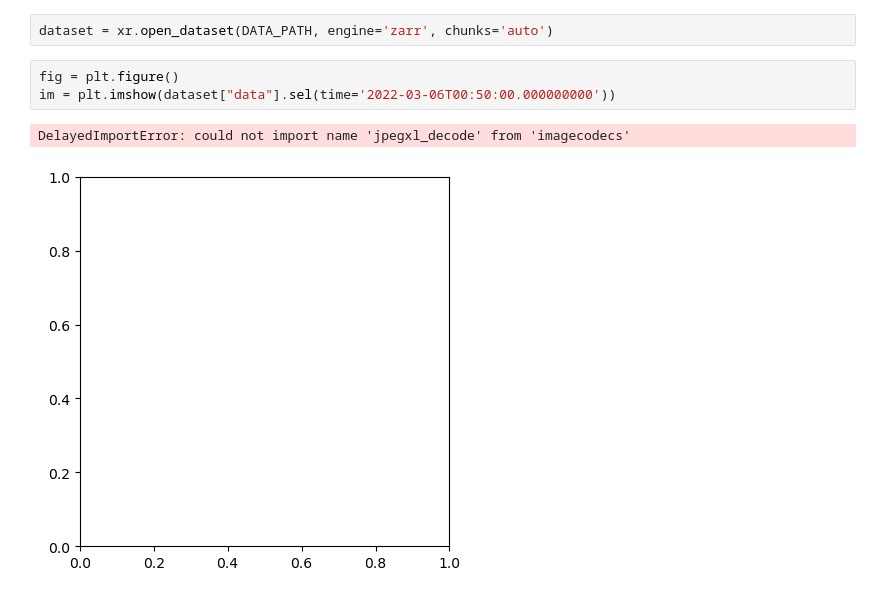
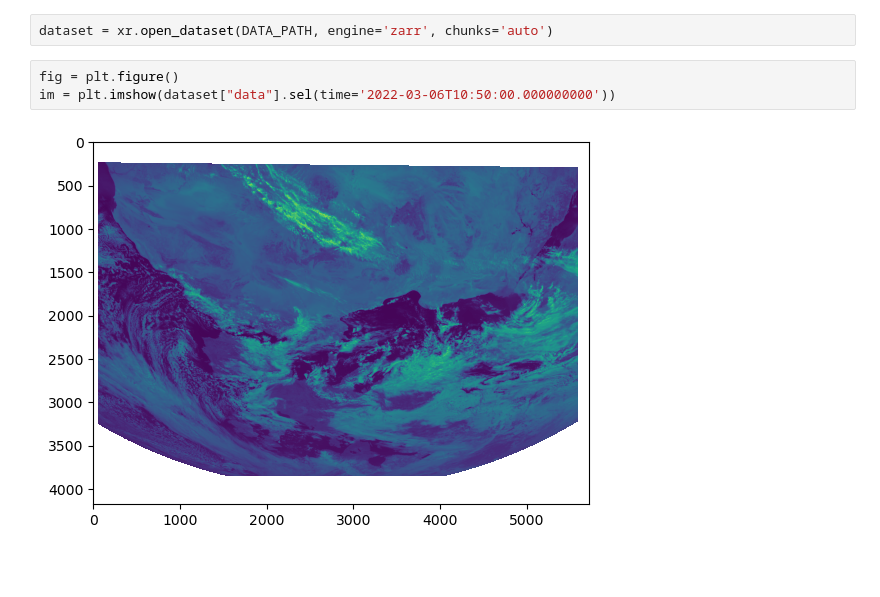
Before and after one commit to WAT-ai/open-climate-fix-project, a Jupyter notebook: eda/satellite.ipynb, the cells around one changed output. Saved outputs shown, nothing was run; the diff lists cells and outputs as text; blank space fills up the shorter version.

```diff
--- a/eda/satellite.ipynb
+++ b/eda/satellite.ipynb
@@ -29,7 +29,6 @@ imagecodecs._extensions()
 dataset = xr.open_dataset(DATA_PATH, engine='zarr', chunks='auto')
 # %%
 fig = plt.figure()
-im = plt.imshow(dataset["data"].sel(time='2022-03-06T00:50:00.000000000'))
+im = plt.imshow(dataset["data"].sel(time='2022-03-06T10:50:00.000000000'))
 # %% [output]
-DelayedImportError: could not import name 'jpegxl_decode' from 'imagecodecs'
-[figure, old version]
+[figure, new version]
```
Also changed, not shown: parts of 3 cells of this notebook.
